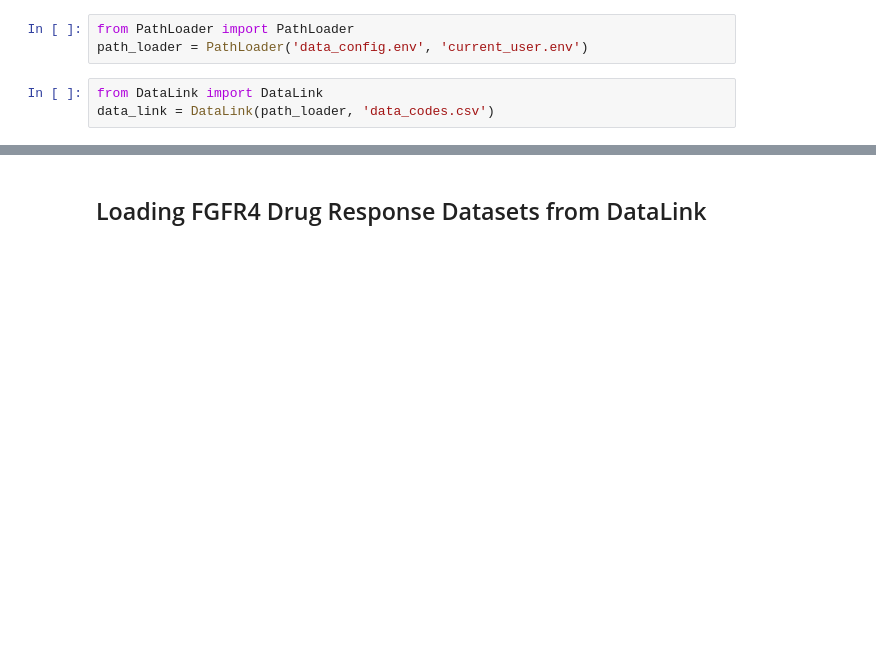
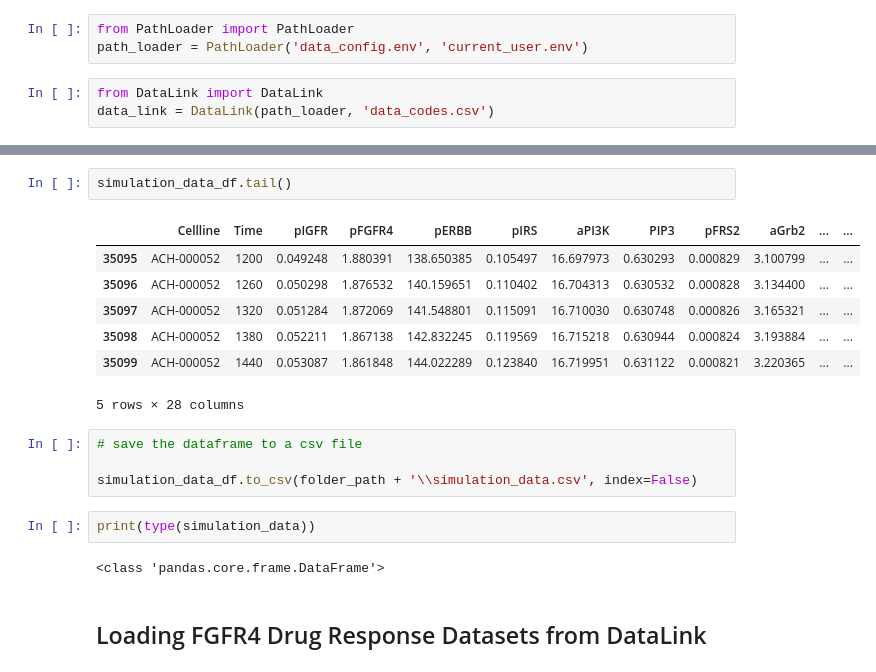
Before and after one commit to AnEvilBurrito/ode-biomarker-project, a Jupyter notebook: project-phdndf/AN_data_loading.ipynb, the cells around one changed output, grey strips where cells are left out. Drawn from its saved outputs; the diff is of its cells as text; blank space fills up the shorter version.

```diff
--- a/project-phdndf/AN_data_loading.ipynb
+++ b/project-phdndf/AN_data_loading.ipynb
@@ -20,3 +125,21 @@ data_link = DataLink(path_loader, 'data_codes.csv')
+# %%
+simulation_data_df.tail()
+# %% [output]
+|  | Cellline | Time | pIGFR | pFGFR4 | pERBB | pIRS | aPI3K | PIP3 | pFRS2 | aGrb2 | ... | ... |
+| 35095 | ACH-000052 | 1200 | 0.049248 | 1.880391 | 138.650385 | 0.105497 | 16.697973 | 0.630293 | 0.000829 | 3.100799 | ... | ... |
+| 35096 | ACH-000052 | 1260 | 0.050298 | 1.876532 | 140.159651 | 0.110402 | 16.704313 | 0.630532 | 0.000828 | 3.134400 | ... | ... |
+| 35097 | ACH-000052 | 1320 | 0.051284 | 1.872069 | 141.548801 | 0.115091 | 16.710030 | 0.630748 | 0.000826 | 3.165321 | ... | ... |
+| 35098 | ACH-000052 | 1380 | 0.052211 | 1.867138 | 142.832245 | 0.119569 | 16.715218 | 0.630944 | 0.000824 | 3.193884 | ... | ... |
+| 35099 | ACH-000052 | 1440 | 0.053087 | 1.861848 | 144.022289 | 0.123840 | 16.719951 | 0.631122 | 0.000821 | 3.220365 | ... | ... |
+5 rows × 28 columns
+# %%
+# save the dataframe to a csv file
+
+simulation_data_df.to_csv(folder_path + '\\simulation_data.csv', index=False)
+# %%
+print(type(simulation_data))
+# %% [output]
+<class 'pandas.core.frame.DataFrame'>
 # %% [markdown]
 ## Loading FGFR4 Drug Response Datasets from DataLink
 # %%
```
Also changed, not shown: parts of 16 cells of this notebook, 1 other file.
